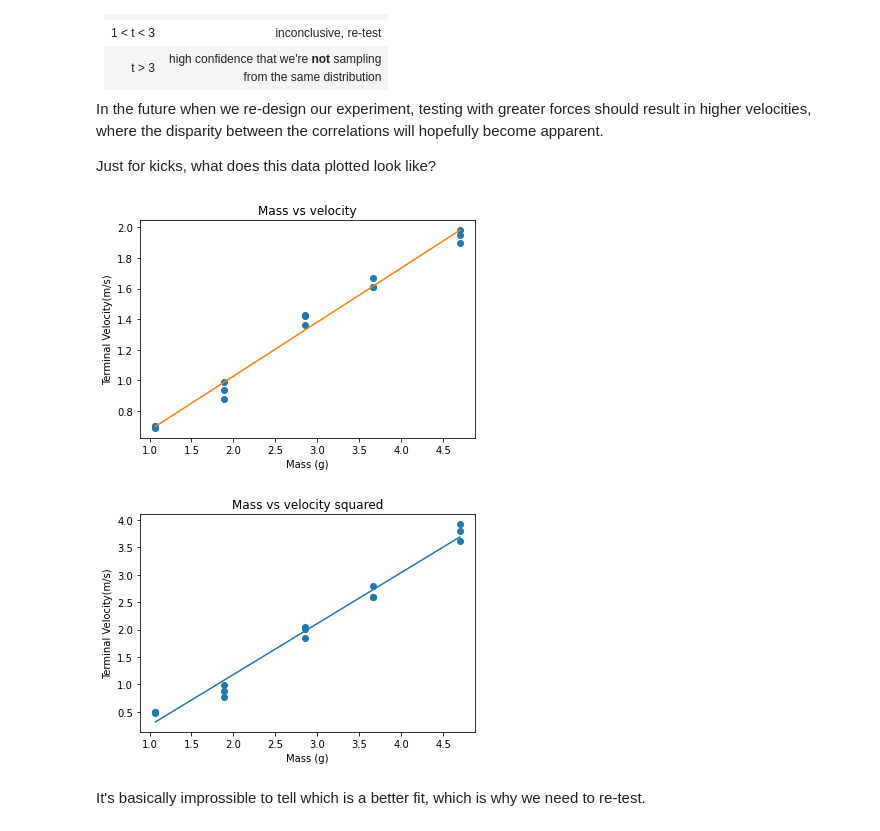
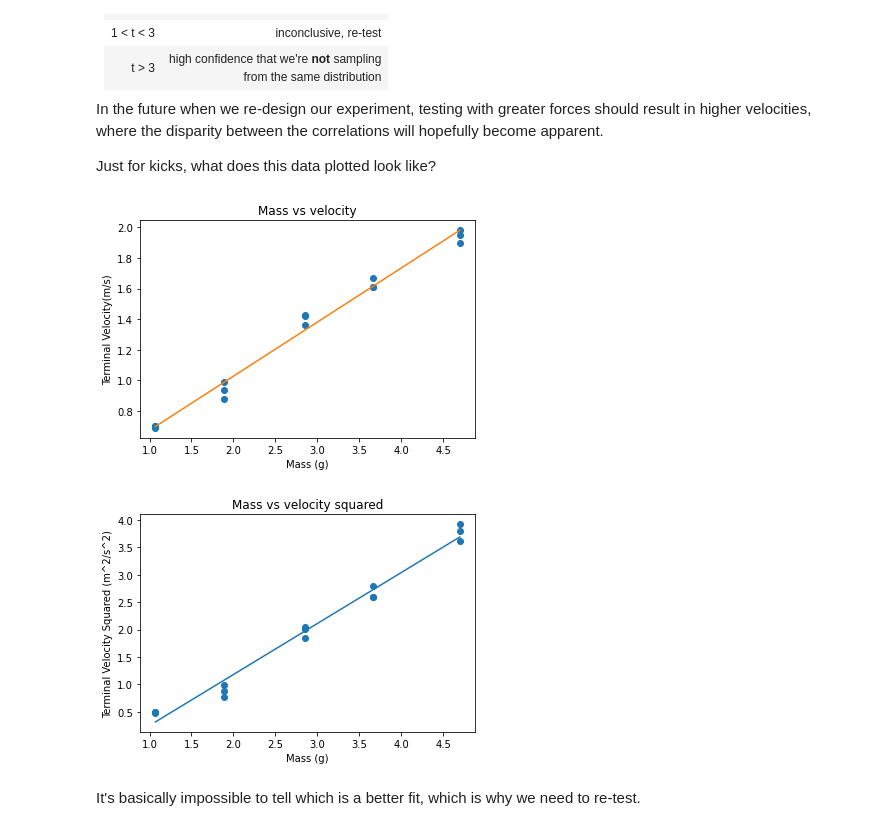
Before and after one commit to why-does-ie-still-exist/AirDragProject, a Jupyter notebook: src/Air Drag Calculations.ipynb, the cells around one changed output. Cells and saved outputs as stored; diff of their text form; code cells hidden in the pictures.

```diff
--- a/src/Air Drag Calculations.ipynb
+++ b/src/Air Drag Calculations.ipynb
@@ -103,31 +103,31 @@ Just for kicks, what does this data plotted look like?
 # %%
 import matplotlib.pyplot as plt
 from numpy.polynomial.polynomial import polyfit
 
 x = np.array(mass_measured)
 y = np.array(mean_v_term)
 y_squared = np.array([v**2 for v in mean_v_term])
 
 plt.scatter(x,y)
 plt.title("Mass vs velocity")
 plt.xlabel("Mass (g)")
 plt.ylabel("Terminal Velocity(m/s)")
 b, m = polyfit(x, y, 1)
 
 plt.plot(x, y, '.')
 plt.plot(x, b + m * x, '-')
 plt.show()
 
 
 plt.title("Mass vs velocity squared")
 plt.scatter(x,y_squared)
 plt.xlabel("Mass (g)")
-plt.ylabel("Terminal Velocity(m/s)")
+plt.ylabel("Terminal Velocity Squared (m^2/s^2)")
 b, m = polyfit(x, y_squared, 1)
 plt.plot(x, b + m * x, '-')
 plt.show()
 # %% [output]
 [figure]
-[figure, old version]
+[figure, new version]
 # %% [markdown]
-It's basically improssible to tell which is a better fit, which is why we need to re-test.
+It's basically impossible to tell which is a better fit, which is why we need to re-test.
```
Also changed, not shown: parts of 2 cells of this notebook.
